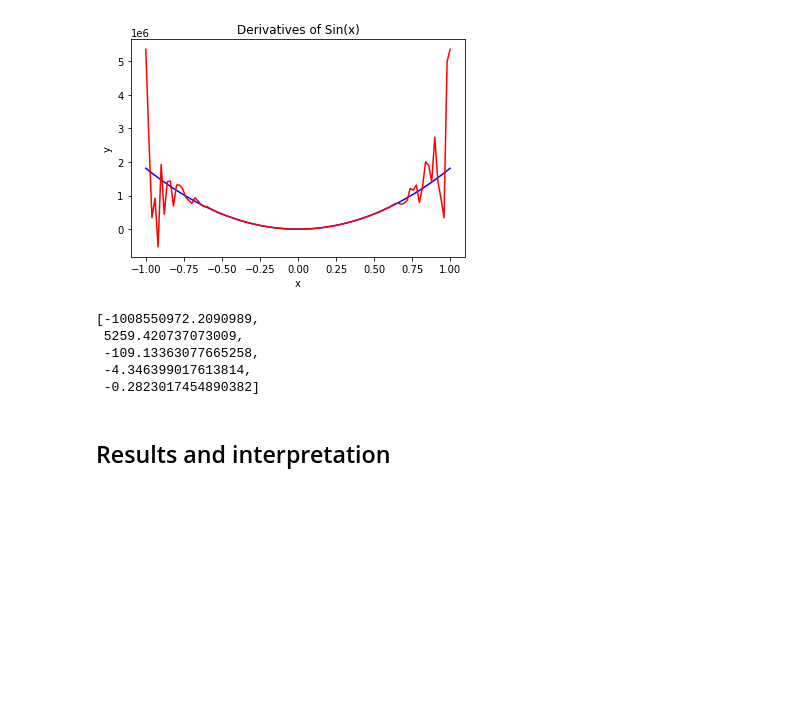
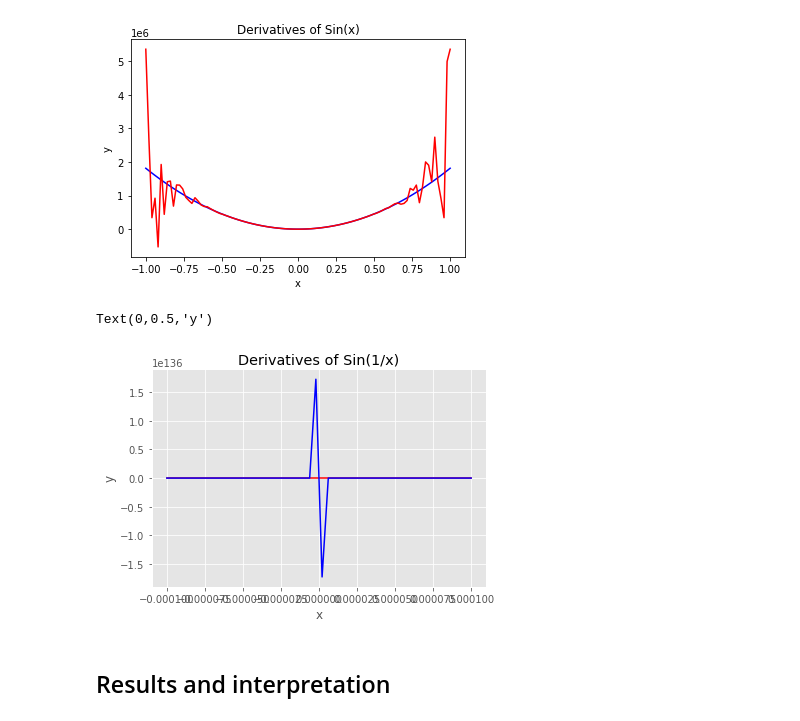
Before and after one commit to cu-numcomp/numcomp-team-project-team-i, a Jupyter notebook: project.ipynb, the cells around one changed output. Drawn from its saved outputs; the diff is of its cells as text; code cells hidden in the pictures; blank space fills up the shorter version.

Commit message:
Added a graph that shows almost nothing

```diff
--- a/project.ipynb
+++ b/project.ipynb
@@ -172,25 +172,43 @@ Text(0, 0.5, 'y')
 # %%
 #12th order derivative of sin(1/x)
 def highdev(x):
     return (
         (np.sin(1/x)/x**24)-(132*np.cos(1/x)/x**23)-(7260*np.sin(1/x)/x**22)+(217800*np.cos(1/x)/x**21)+(3920400*np.sin(1/x)/x**20)
         -(43908480*np.cos(1/x)/x**19)-(307359360*np.sin(1/x)/x**18)+(1317254400*np.cos(1/x)/x**17)+(3293136000*np.sin(1/x)/x**16)
         -(439084800*np.cos(1/x)/x**15)-(2634508800*np.sin(1/x)/x**14)+(479001600*np.cos(1/x)/x**13)
         )
 highdev(1)
 def f(x):
     return np.sin(1/x)
 df = nd.Derivative(f,12)
 error=[0,0,0,0,0]
 for x in range(5):
     error[x]=df(x+1)-highdev(x+1)
 error
+'''
+xi = np.linspace(-0.01, 0.01, 100)
+
+y = df(xi)
+h = plt.plot(xi, y, color='red')
+y = highdev(xi)
+h = plt.plot(xi, y, color='blue')
+plt.title("Derivatives of Sin(1/x)")
+plt.xlabel("x")
+plt.ylabel("y")
+'''
+
+xi = np.linspace(-0.0001, 0.0001, 50)
+
+y = df(xi)
+h = plt.plot(xi, y, color='red')
+y = highdev(xi)
+h = plt.plot(xi, y, color='blue')
+plt.title("Derivatives of Sin(1/x)")
+plt.xlabel("x")
+plt.ylabel("y")
 # %% [output]
-[-1008550972.2090989,
- 5259.420737073009,
- -109.13363077665258,
- -4.346399017613814,
- -0.2823017454890382]
+Text(0,0.5,'y')
+[figure, added]
 # %%
 def oversin(x):
     return np.sin(1/x)
```
